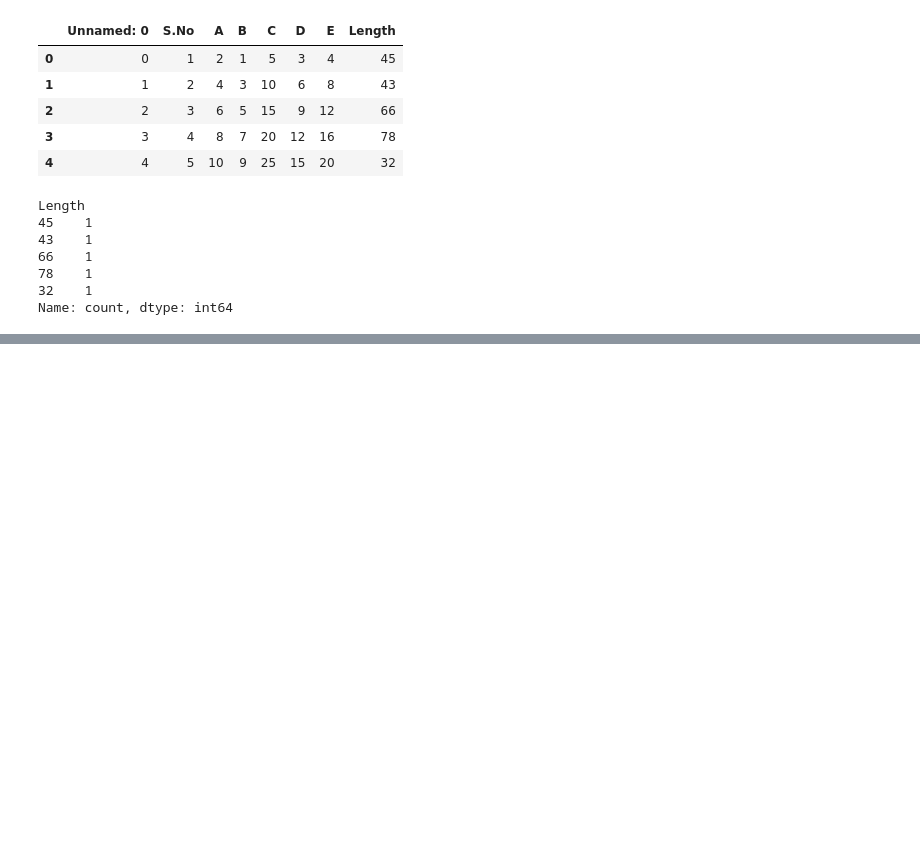
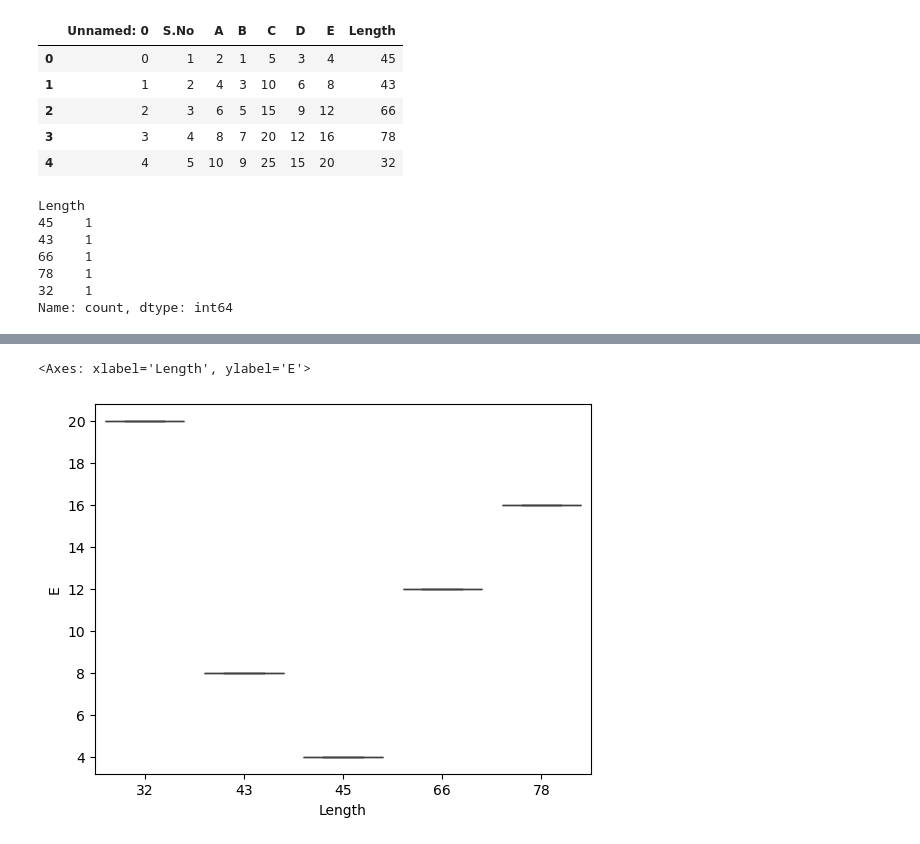
Before and after one commit to aaditya-pdgupta/Python_Course, a Jupyter notebook: Value_counts.ipynb, the cells around one changed output, grey strips where cells are left out. Cells and saved outputs as stored; diff of their text form; code cells hidden in the pictures; blank space fills up the shorter version.

```diff
--- a/Value_counts.ipynb
+++ b/Value_counts.ipynb
@@ -44,0 +53,6 @@ Name: count, dtype: int64
+# %%
+import seaborn as sns
+sns.boxplot(x = "Length", y = "E", data = df)
+# %% [output]
+<Axes: xlabel='Length', ylabel='E'>
+[figure, added]
```
Also changed, not shown: parts of 2 cells of this notebook.
